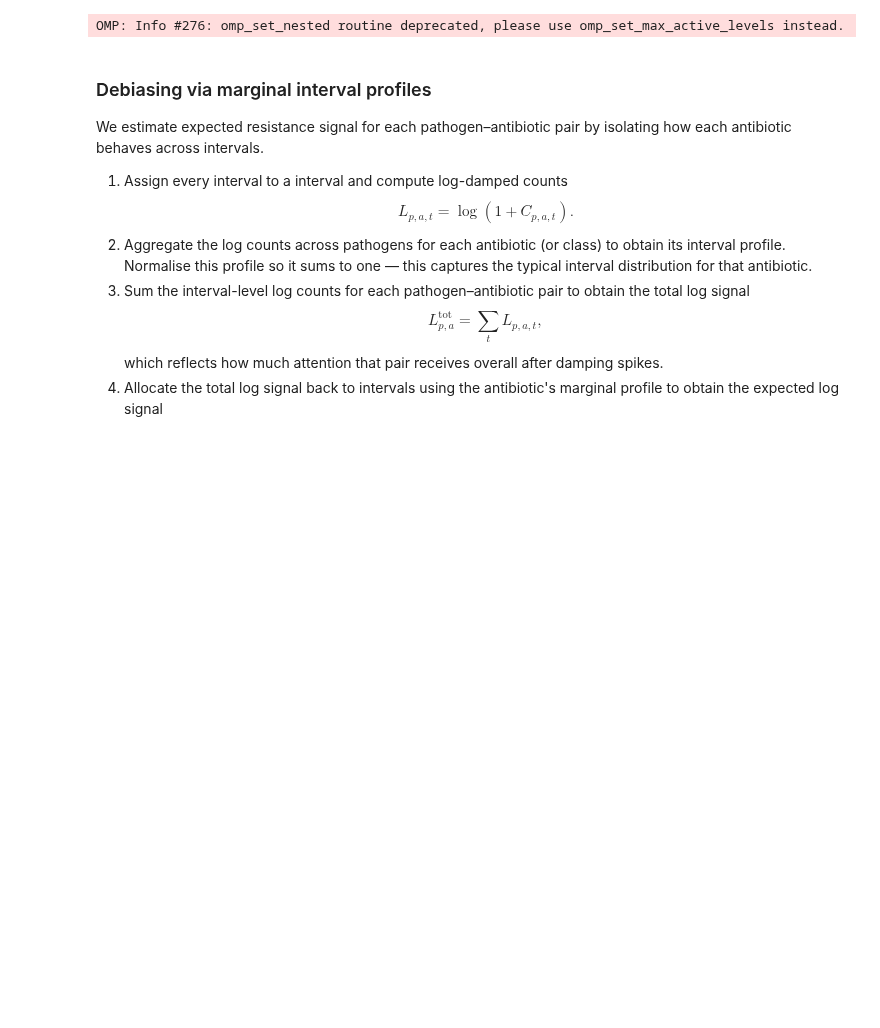
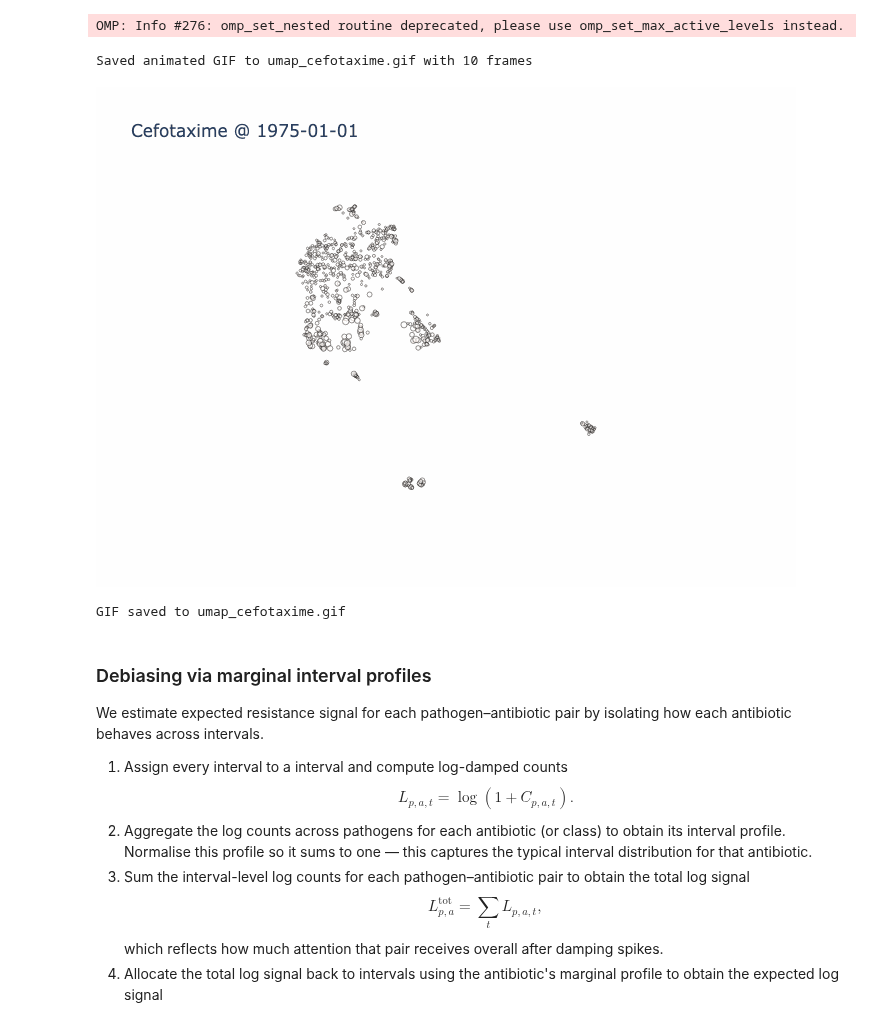
Before and after one commit to fabriziocosta/Antimicrobial-Resistance, a Jupyter notebook: 3_display.ipynb, the cells around one changed output. Drawn from its saved outputs; the diff is of its cells as text; code cells hidden in the pictures; blank space fills up the shorter version.

```diff
--- a/3_display.ipynb
+++ b/3_display.ipynb
@@ -121,30 +121,35 @@ OMP: Info #276: omp_set_nested routine deprecated, please use omp_set_max_active
 # %%
 
 # Generate and display an animated GIF for a sequence of dates
 try:
     _ = plot_umap_antibiotic_activity(
         data_df,
         amr_df,
         antibiotic='Cefotaxime',
         date=['1975/01/01','1985/01/01','1995/01/01','2005/01/01','2015/01/01','2020/01/01'],
         embedding_column="anonymised_embedding",
         cmap="Reds",
         min_n_causation=3,
         max_marker_size=5,
         min_marker_size=1,
         gif_path="umap_cefotaxime.gif",
-        gif_total_duration=20,
+        gif_fps=1.5,
         gif_ping_pong=True,
+        gif_total_duration=20.0,  # ~20 seconds total
     )
     from IPython.display import Image, display
     import os
     if os.path.exists("umap_cefotaxime.gif"):
         display(Image(filename="umap_cefotaxime.gif"))
     else:
         print("GIF not found; run the GIF generation cell first.")
     print("GIF saved to umap_cefotaxime.gif")
 except ImportError as e:
     print("Install imageio and kaleido to enable GIF export:", e)
+# %% [output]
+Saved animated GIF to umap_cefotaxime.gif with 10 frames
+[figure, added]
+GIF saved to umap_cefotaxime.gif
 # %% [markdown]
 ### Debiasing via marginal interval profiles
 
```
